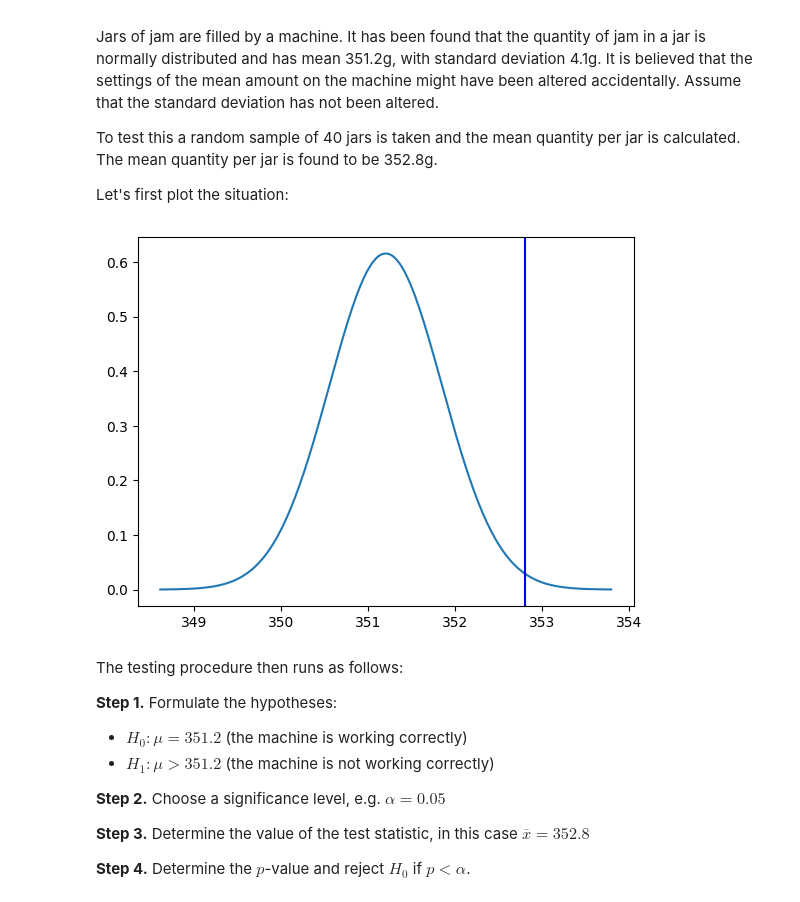
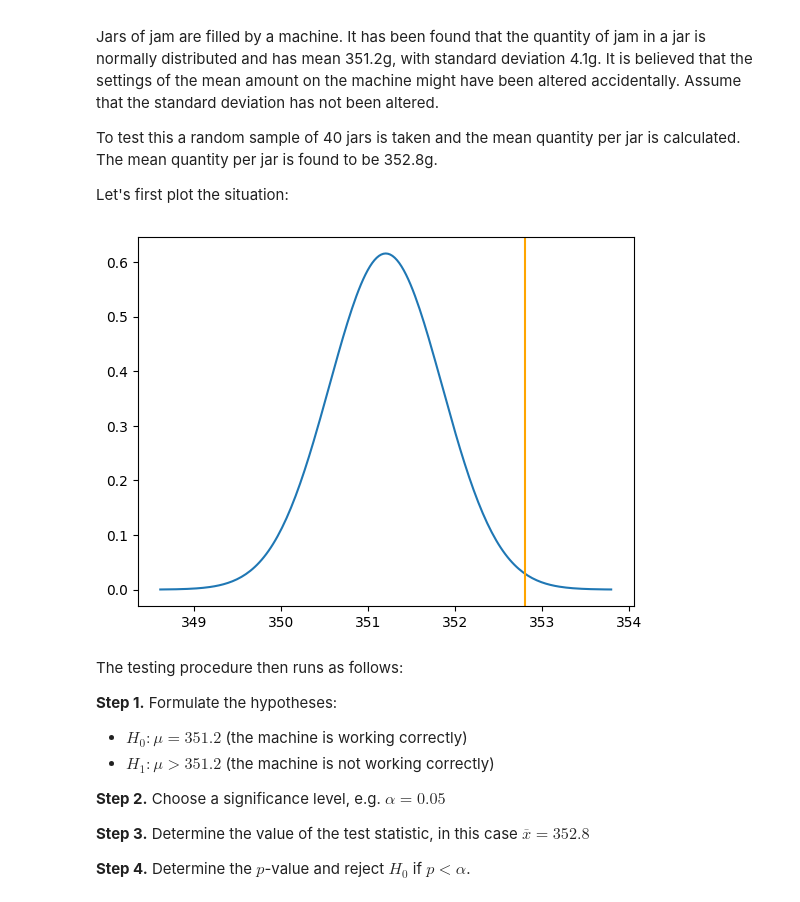
Before and after one commit to BrentVervaet/dsai-labs-bv, a Jupyter notebook: 3-central-limit-testing/3.03_hypothesis_testing.ipynb, the cells around one changed output. Saved outputs shown, nothing was run; the diff lists cells and outputs as text; code cells hidden in the pictures.

```diff
--- a/3-central-limit-testing/3.03_hypothesis_testing.ipynb
+++ b/3-central-limit-testing/3.03_hypothesis_testing.ipynb
@@ -59,24 +59,24 @@ Let's first plot the situation:
 # %%
 # Properties of the sample:
 n = 40              # Sample size
 mu = 351.2          # (Hypothetical) population mean
 sigma = 4.1         # Population standard deviation (assumed to be known)
 m_sample = 352.8    # Sample mean
-s_sample = sigma / math.sqrt(n)
+s_sample = sigma / math.sqrt(n) # Sample standard deviation
 
 # X-values
 dist_x = np.linspace(mu - 4 * s_sample, mu + 4 * s_sample, num=201)
 # Y-values for drawing the Gauss curve
 dist_y = stats.norm.pdf(dist_x, mu, s_sample)
 # Plot the Gauss-curve
 plt.plot(dist_x, dist_y)
 
 # Fill the area left of x
-# plt.fill_between(dist_x, 0, dist_y, where=(dist_x <= x), color='lightblue')
+#plt.fill_between(dist_x, 0, dist_y, where=(dist_x <= m_sample), color='lightblue')
 # Show the mean with an orange line
-plt.axvline(m_sample, color="blue");
+plt.axvline(m_sample, color="orange");
 # %% [output]
-[figure, old version]
+[figure, new version]
 # %% [markdown]
 The testing procedure then runs as follows:
 
```
Also changed, not shown: parts of 1 cell of this notebook.
